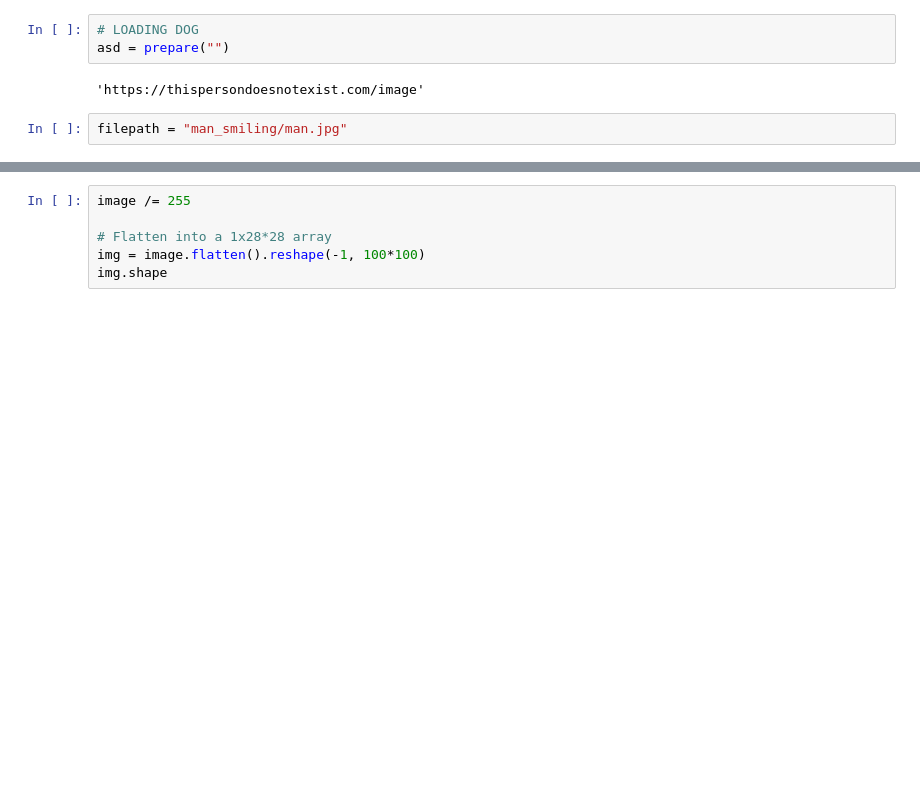
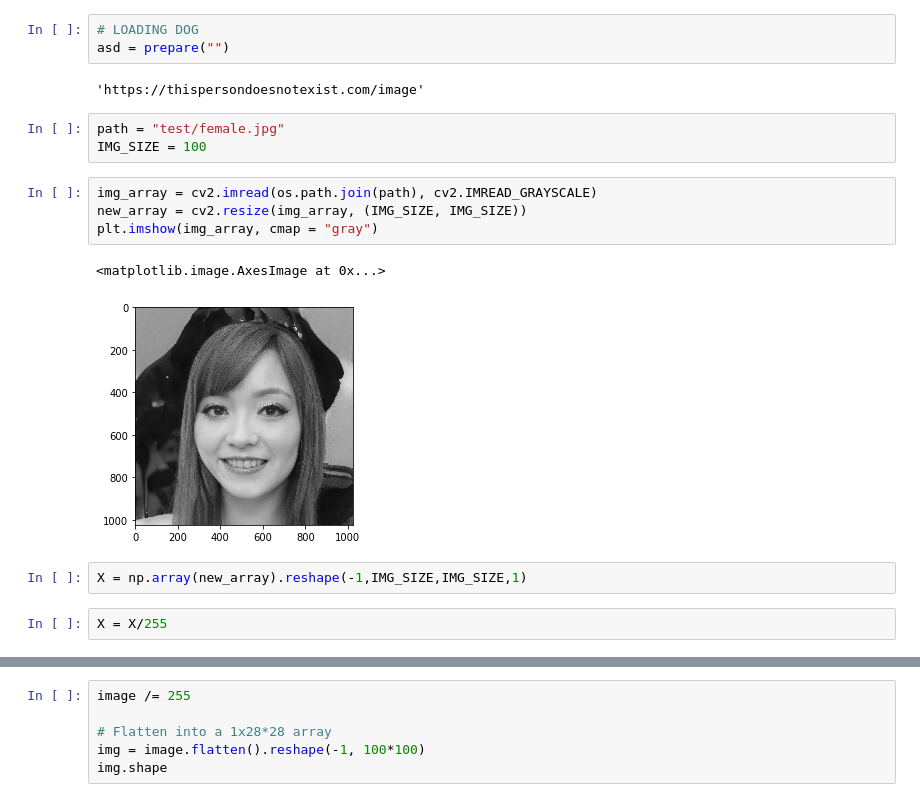
Before and after one commit to kanbhatia/Say-Cheese, a Jupyter notebook: testing model_V2.ipynb, the cells around one changed output, grey strips where cells are left out. Saved outputs shown, nothing was run; the diff lists cells and outputs as text; blank space fills up the shorter version.

```diff
--- a/testing model_V2.ipynb
+++ b/testing model_V2.ipynb
@@ -28,5 +28,17 @@ def prepare(filepath):
 asd = prepare("")
 # %% [output]
 'https://thispersondoesnotexist.com/image'
-# %%
-filepath = "man_smiling/man.jpg"
+# %%
+path = "test/female.jpg"
+IMG_SIZE = 100
+# %%
+img_array = cv2.imread(os.path.join(path), cv2.IMREAD_GRAYSCALE)
+new_array = cv2.resize(img_array, (IMG_SIZE, IMG_SIZE))
+plt.imshow(img_array, cmap = "gray")
+# %% [output]
+<matplotlib.image.AxesImage at 0x...>
+[figure, added]
+# %%
+X = np.array(new_array).reshape(-1,IMG_SIZE,IMG_SIZE,1)
+# %%
+X = X/255
```
Also changed, not shown: parts of 8 cells of this notebook, 16 other files.
